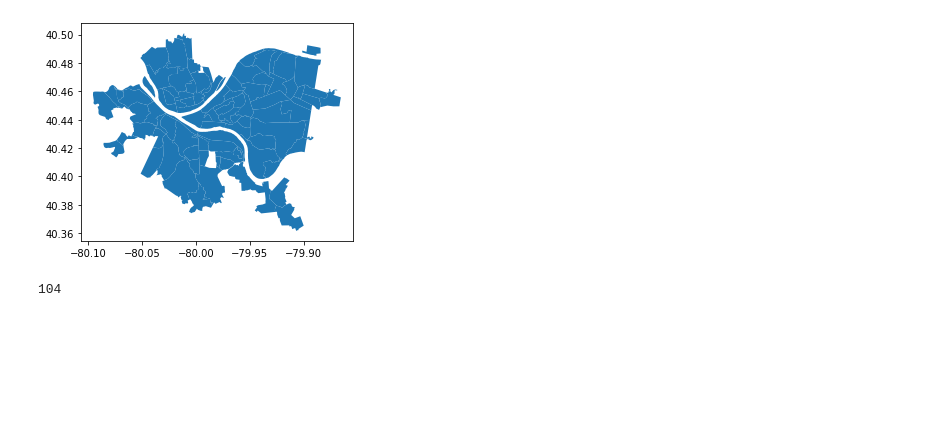
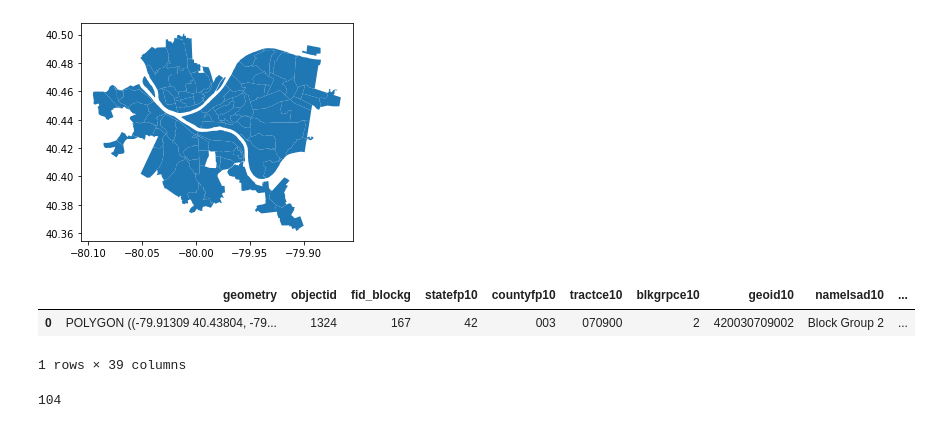
Before and after one commit to lgraff/Multimodal-Accessibility_notebooks, a Jupyter notebook: PGH_network.ipynb, the cells around one changed output. Saved outputs shown, nothing was run; the diff lists cells and outputs as text; code cells hidden in the pictures; blank space fills up the shorter version.

```diff
--- a/PGH_network.ipynb
+++ b/PGH_network.ipynb
@@ -175,6 +266,14 @@ hood_keep = [ 'Central Oakland', 'North Oakland', 'Squirrel Hill North', 'Squirr
              #'Upper Hill', 'Polish Hill', 'Lower Lawrenceville',
             #'Upper Lawrenceville'] #'Westwood', 'Crafton Heights', 'Sheraden', 'Windgap', 'Fairywood']
 pgh_nhoods_mask = pgh_nhoods[pgh_nhoods['hood'].isin(hood_keep)]  # subset the nhood polygon layer
+# %%
+# dissolve the neighborhoods together
+pgh_nhoods_union = pgh_nhoods_mask.dissolve()
+pgh_nhoods_union
+# %% [output]
+|  | geometry | objectid | fid_blockg | statefp10 | countyfp10 | tractce10 | blkgrpce10 | geoid10 | namelsad10 | ... |
+| 0 | POLYGON ((-79.91309 40.43804, -79... | 1324 | 167 | 42 | 003 | 070900 | 2 | 420030709002 | Block Group 2 | ... |
+1 rows × 39 columns
 # %%
 # clip the nodes: only include those within the selected neighborhoods
 nodes_clip = gpd.clip(nodes, pgh_nhoods_mask)
```
Also changed, not shown: parts of 35 cells of this notebook.
